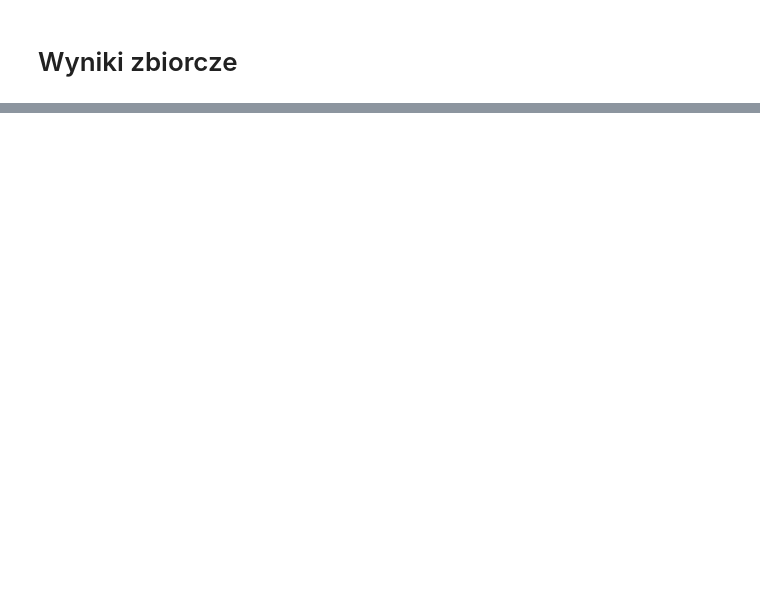
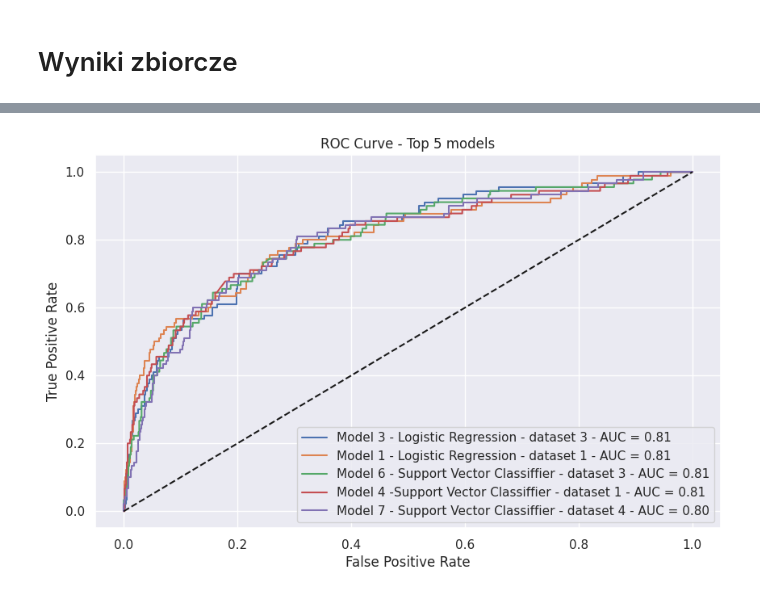
Before and after one commit to MarekSroka/Bank_Deposits, a Jupyter notebook: working_copy_orig__Bank_deposit.ipynb, the cells around one changed output, grey strips where cells are left out. Cells and saved outputs as stored; diff of their text form; code cells hidden in the pictures; blank space fills up the shorter version.

```diff
--- a/working_copy_orig__Bank_deposit.ipynb
+++ b/working_copy_orig__Bank_deposit.ipynb
@@ -2221,23 +3357,24 @@ top_5_auc_models
 # %%
-models = [lr_model_3, lr_model, lr_model, lr_model, lr_model]  # Add more models as needed
+models = [lr_model_3, lr_model, svm_model_3, svm_model, svm_model_4]  # Add more models as needed
 model_names = top_5_auc_models['Model']  # Names corresponding to the models
 
 # Define your test datasets
-X_test_data = [X_test_3, X_test, X_test, X_test, X_test]  # Add more datasets as needed
-y_test_data = [y_test_3, y_test, y_test, y_test, y_test]  # Corresponding labels
+X_test_data = [X_test_3, X_test,  X_test_3, X_test, X_test_4]  # datasets
+y_test_data = [y_test_3, y_test,  y_test_3, y_test, y_test_4]  # Corresponding labels
 # %%
 plt.figure(figsize=(10, 6))
 
-for model, model_name in zip(models, model_names):
-    for X_test, y_test in zip(X_test_data, y_test_data):
-        predictions_proba = model.predict_proba(X_test)
-        fpr, tpr, _ = roc_curve(y_test, predictions_proba[:, 1])
-        auc_score = auc(fpr, tpr)
-        plt.plot(fpr, tpr, label=f'{model_name} - AUC = {auc_score:.2f}')
+for model, model_name, X_test, y_test in zip(models, model_names, X_test_data, y_test_data):
+    predictions_proba = model.predict_proba(X_test)
+    fpr, tpr, _ = roc_curve(y_test, predictions_proba[:, 1])
+    auc_score = auc(fpr, tpr)
+    plt.plot(fpr, tpr, label=f'{model_name} - AUC = {auc_score:.2f}')
 
 plt.plot([0, 1], [0, 1], 'k--')
 plt.xlabel('False Positive Rate')
 plt.ylabel('True Positive Rate')
-plt.title('ROC Curve')
+plt.title('ROC Curve - Top 5 models')
 plt.legend()
 plt.show()
+# %% [output]
+[figure, added]
```
Also changed, not shown: parts of 113 cells of this notebook.
